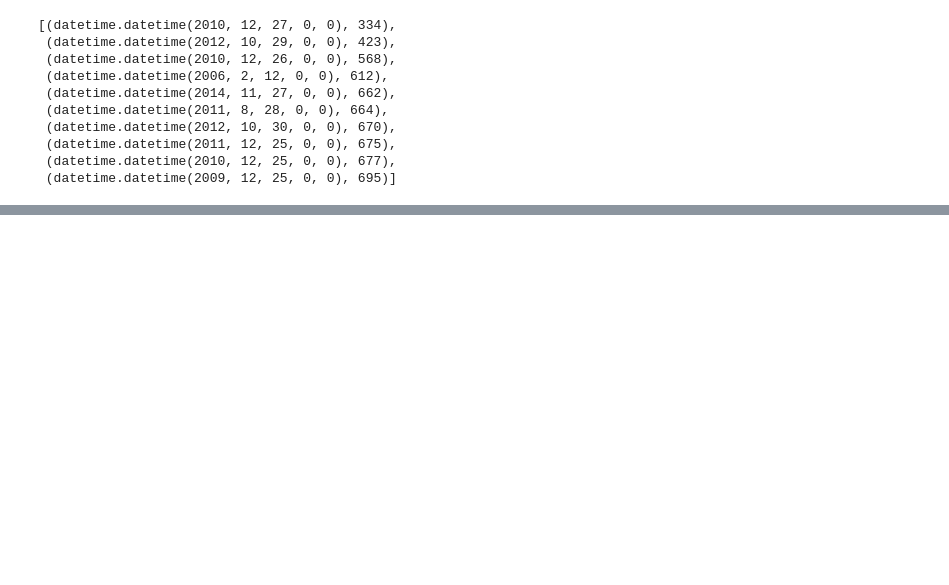
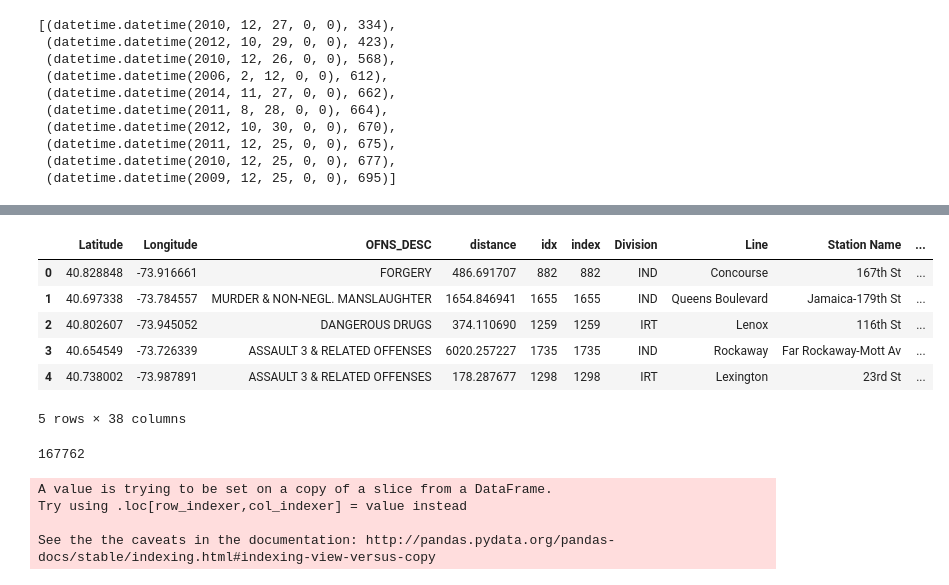
Before and after one commit to nyuxz/ds1004_project, a Jupyter notebook: Visualization.ipynb, the cells around one changed output, grey strips where cells are left out. Cells and saved outputs as stored; diff of their text form; code cells hidden in the pictures; blank space fills up the shorter version.

```diff
--- a/Visualization.ipynb
+++ b/Visualization.ipynb
@@ -78,0 +286,45 @@ sorted_df[:10]
+# %%
+#clean_crime_need_join.to_csv("data/crime_need_join.csv", index=False)
+clean_crime_need_join = pd.read_csv("data/crime_need_join.csv")
+# %%
+clean_crime_need_join.columns
+clean_crime_need_join.head()
+# %% [output]
+|  | Latitude | Longitude | OFNS_DESC | distance | idx | index | Division | Line | Station Name | ... |
+| 0 | 40.828848 | -73.916661 | FORGERY | 486.691707 | 882 | 882 | IND | Concourse | 167th St | ... |
+| 1 | 40.697338 | -73.784557 | MURDER & NON-NEGL. MANSLAUGHTER | 1654.846941 | 1655 | 1655 | IND | Queens Boulevard | Jamaica-179th St | ... |
+| 2 | 40.802607 | -73.945052 | DANGEROUS DRUGS | 374.110690 | 1259 | 1259 | IRT | Lenox | 116th St | ... |
+| 3 | 40.654549 | -73.726339 | ASSAULT 3 & RELATED OFFENSES | 6020.257227 | 1735 | 1735 | IND | Rockaway | Far Rockaway-Mott Av | ... |
+| 4 | 40.738002 | -73.987891 | ASSAULT 3 & RELATED OFFENSES | 178.287677 | 1298 | 1298 | IRT | Lexington | 23rd St | ... |
+5 rows × 38 columns
+# %%
+len(relevant_crime_df)
+# %% [output]
+167762
+# %%
+# Hypothesis 1: distance vs # crimes
+import matplotlib.pyplot as plt
+import pickle
+distance = 100
+relevant_crime_df_25 = clean_crime_need_join[clean_crime_need_join["distance"]<25]
+relevant_crime_df = clean_crime_need_join[(clean_crime_need_join["distance"]<distance) & (clean_crime_need_join["distance"]>25)]
+relevant_crime_df["round_dist"] = np.round(relevant_crime_df["distance"])
+res = []
+for i in range(1, distance+1):
+    res.append(np.sum(relevant_crime_df["round_dist"]==i))
+
+# plt.clf()
+# plt.hist(relevant_crime_df["distance"].values, bins=100, facecolor='green', alpha=0.75)
+# plt.xlabel('distance to nearest MTR entrance')
+# plt.ylabel('# of crimes')
+# plt.title("Distribution of Crimes w.r.t Distance to Nearest MTR Entrance")
+# plt.grid(True)
+# plt.savefig("./data/results/hp1.png")
+
+#np.unique(relevant_crime_df["round_dist"])
+#res
+# %% [output]
+A value is trying to be set on a copy of a slice from a DataFrame.
+Try using .loc[row_indexer,col_indexer] = value instead
+
+See the the caveats in the documentation: http://pandas.pydata.org/pandas-docs/stable/indexing.html#indexing-view-versus-copy
```
Also changed, not shown: parts of 32 cells of this notebook, 2 other files.
